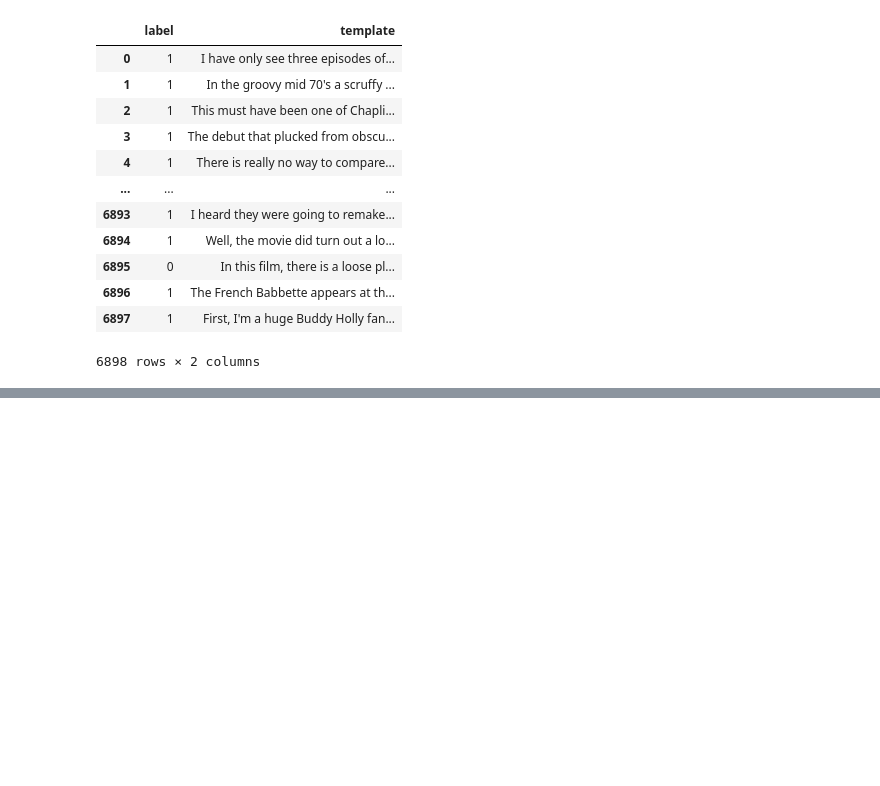
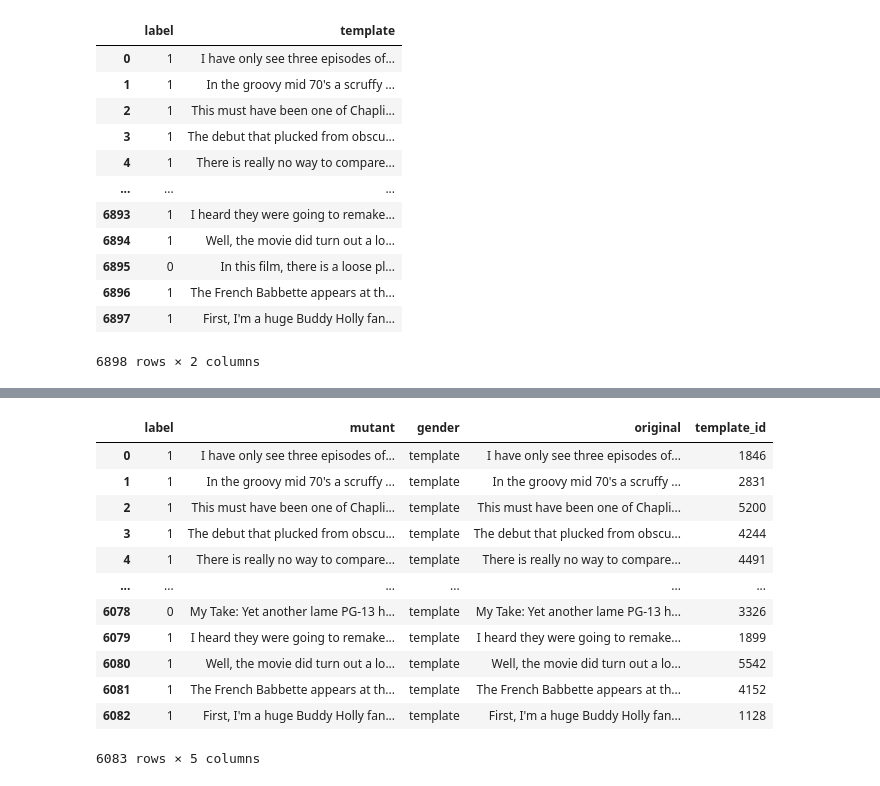
Before and after one commit to soarsmu/BiasFinder, a Jupyter notebook: codes/repairing-prediction-data-preparation.ipynb, the cells around one changed output, grey strips where cells are left out. Cells and saved outputs as stored; diff of their text form; code cells hidden in the pictures; blank space fills up the shorter version.

```diff
--- a/codes/repairing-prediction-data-preparation.ipynb
+++ b/codes/repairing-prediction-data-preparation.ipynb
@@ -438,0 +557,17 @@ dmutant
+# %%
+dms = dms.reset_index(drop=True)
+dms
+# %% [output]
+|  | label | mutant | gender | original | template_id |
+| 0 | 1 | I have only see three episodes of... | template | I have only see three episodes of... | 1846 |
+| 1 | 1 | In the groovy mid 70's a scruffy ... | template | In the groovy mid 70's a scruffy ... | 2831 |
+| 2 | 1 | This must have been one of Chapli... | template | This must have been one of Chapli... | 5200 |
+| 3 | 1 | The debut that plucked from obscu... | template | The debut that plucked from obscu... | 4244 |
+| 4 | 1 | There is really no way to compare... | template | There is really no way to compare... | 4491 |
+| ... | ... | ... | ... | ... | ... |
+| 6078 | 0 | My Take: Yet another lame PG-13 h... | template | My Take: Yet another lame PG-13 h... | 3326 |
+| 6079 | 1 | I heard they were going to remake... | template | I heard they were going to remake... | 1899 |
+| 6080 | 1 | Well, the movie did turn out a lo... | template | Well, the movie did turn out a lo... | 5542 |
+| 6081 | 1 | The French Babbette appears at th... | template | The French Babbette appears at th... | 4152 |
+| 6082 | 1 | First, I'm a huge Buddy Holly fan... | template | First, I'm a huge Buddy Holly fan... | 1128 |
+6083 rows × 5 columns
```
Also changed, not shown: parts of 18 cells of this notebook, 1 other file.
